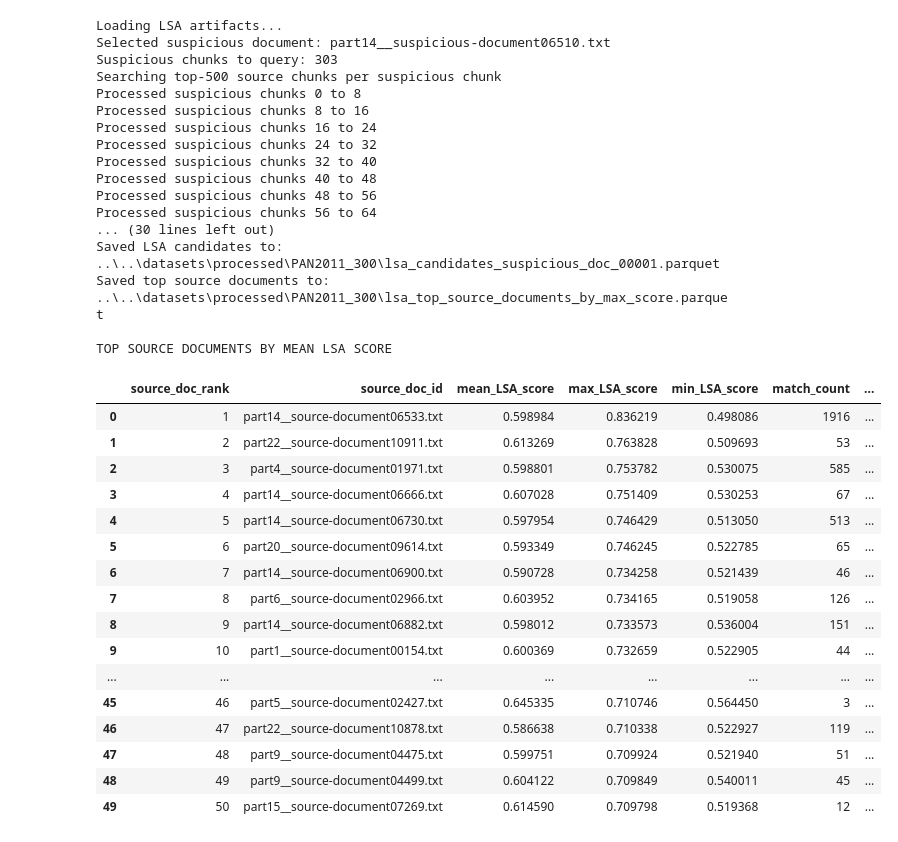
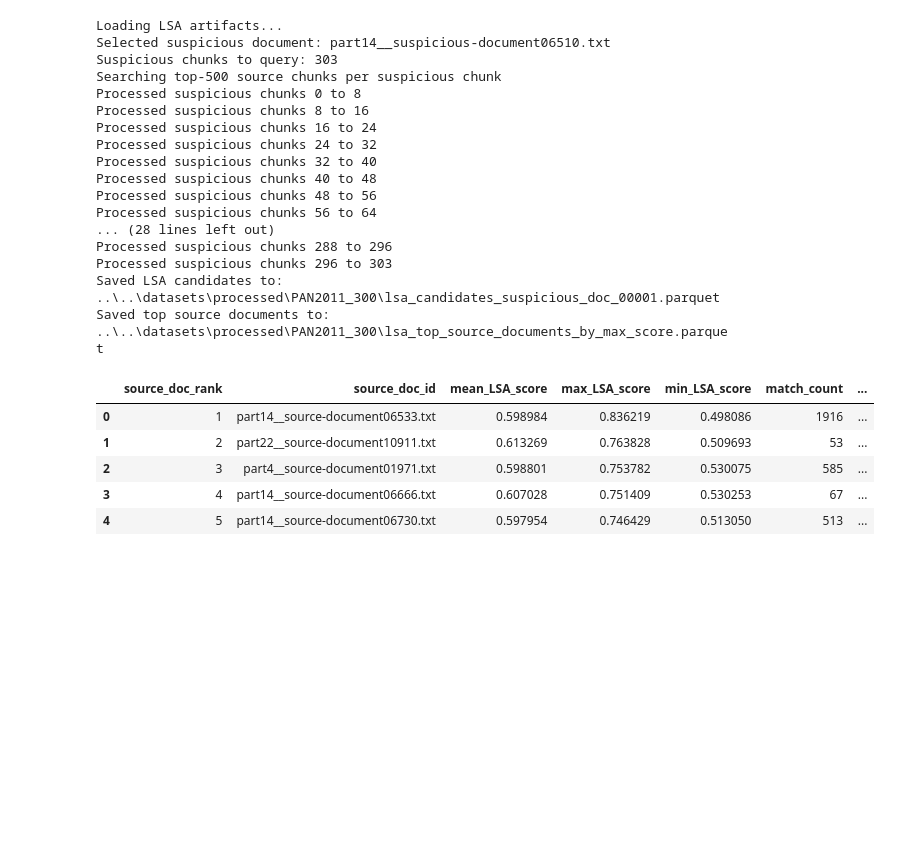
Before and after one commit to Djbernas10/Document_Plagiarism, a Jupyter notebook: scripts/final_notebooks/LSA.ipynb, the cells around one changed output. Drawn from its saved outputs; the diff is of its cells as text; code cells hidden in the pictures; blank space fills up the shorter version.

```diff
--- a/scripts/final_notebooks/LSA.ipynb
+++ b/scripts/final_notebooks/LSA.ipynb
@@ -519,46 +519,34 @@ if __name__ == "__main__":
         candidates_df=candidates_df,
         source_chunks_path=PROCESSED_DIR / "source_chunks.parquet",
         suspicious_doc_id=SUSPICIOUS_DOC_ID,
-        top_n=50,
+        top_n=5,
         min_match_count=1,
         output_path=PROCESSED_DIR / "lsa_top_source_documents_by_max_score.parquet",
     )
 
 
-print("\nTOP SOURCE DOCUMENTS BY MEAN LSA SCORE")
 top_sources_df
 # %% [output]
 Loading LSA artifacts...
 Selected suspicious document: part14__suspicious-document06510.txt
 Suspicious chunks to query: 303
 Searching top-500 source chunks per suspicious chunk
 Processed suspicious chunks 0 to 8
 Processed suspicious chunks 8 to 16
 Processed suspicious chunks 16 to 24
 Processed suspicious chunks 24 to 32
 Processed suspicious chunks 32 to 40
 Processed suspicious chunks 40 to 48
 Processed suspicious chunks 48 to 56
 Processed suspicious chunks 56 to 64
-... (30 lines left out)
+... (28 lines left out)
+Processed suspicious chunks 288 to 296
+Processed suspicious chunks 296 to 303
 Saved LSA candidates to: ..\..\datasets\processed\PAN2011_300\lsa_candidates_suspicious_doc_00001.parquet
 Saved top source documents to: ..\..\datasets\processed\PAN2011_300\lsa_top_source_documents_by_max_score.parquet
-
-TOP SOURCE DOCUMENTS BY MEAN LSA SCORE
 |  | source_doc_rank | source_doc_id | mean_LSA_score | max_LSA_score | min_LSA_score | match_count | ... |
 | 0 | 1 | part14__source-document06533.txt | 0.598984 | 0.836219 | 0.498086 | 1916 | ... |
 | 1 | 2 | part22__source-document10911.txt | 0.613269 | 0.763828 | 0.509693 | 53 | ... |
 | 2 | 3 | part4__source-document01971.txt | 0.598801 | 0.753782 | 0.530075 | 585 | ... |
 | 3 | 4 | part14__source-document06666.txt | 0.607028 | 0.751409 | 0.530253 | 67 | ... |
 | 4 | 5 | part14__source-document06730.txt | 0.597954 | 0.746429 | 0.513050 | 513 | ... |
-| 5 | 6 | part20__source-document09614.txt | 0.593349 | 0.746245 | 0.522785 | 65 | ... |
-| 6 | 7 | part14__source-document06900.txt | 0.590728 | 0.734258 | 0.521439 | 46 | ... |
-| 7 | 8 | part6__source-document02966.txt | 0.603952 | 0.734165 | 0.519058 | 126 | ... |
-| 8 | 9 | part14__source-document06882.txt | 0.598012 | 0.733573 | 0.536004 | 151 | ... |
-| 9 | 10 | part1__source-document00154.txt | 0.600369 | 0.732659 | 0.522905 | 44 | ... |
-| ... | ... | ... | ... | ... | ... | ... | ... |
-| 45 | 46 | part5__source-document02427.txt | 0.645335 | 0.710746 | 0.564450 | 3 | ... |
-| 46 | 47 | part22__source-document10878.txt | 0.586638 | 0.710338 | 0.522927 | 119 | ... |
-| 47 | 48 | part9__source-document04475.txt | 0.599751 | 0.709924 | 0.521940 | 51 | ... |
-| 48 | 49 | part9__source-document04499.txt | 0.604122 | 0.709849 | 0.540011 | 45 | ... |
-| 49 | 50 | part15__source-document07269.txt | 0.614590 | 0.709798 | 0.519368 | 12 | ... |
```
Also changed, not shown: 13 other files.
